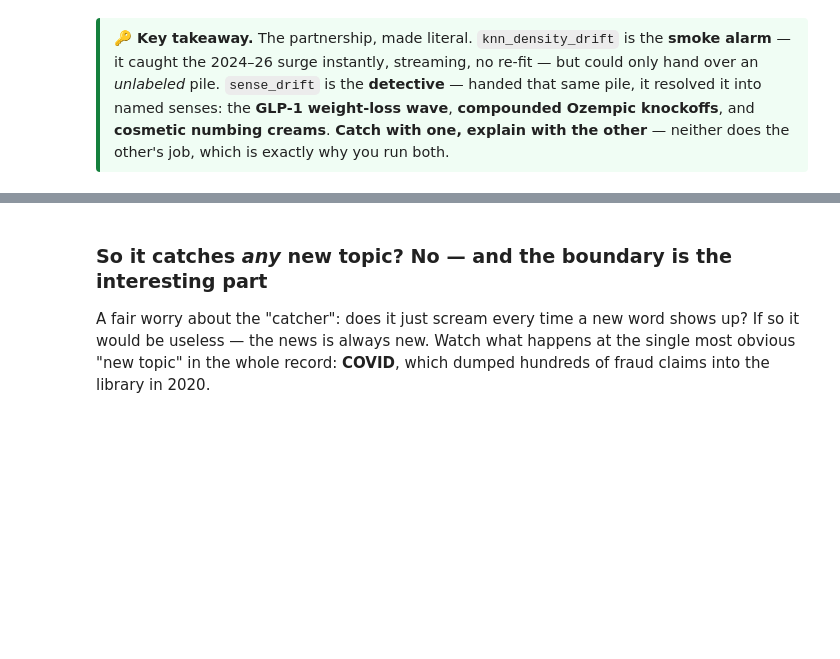
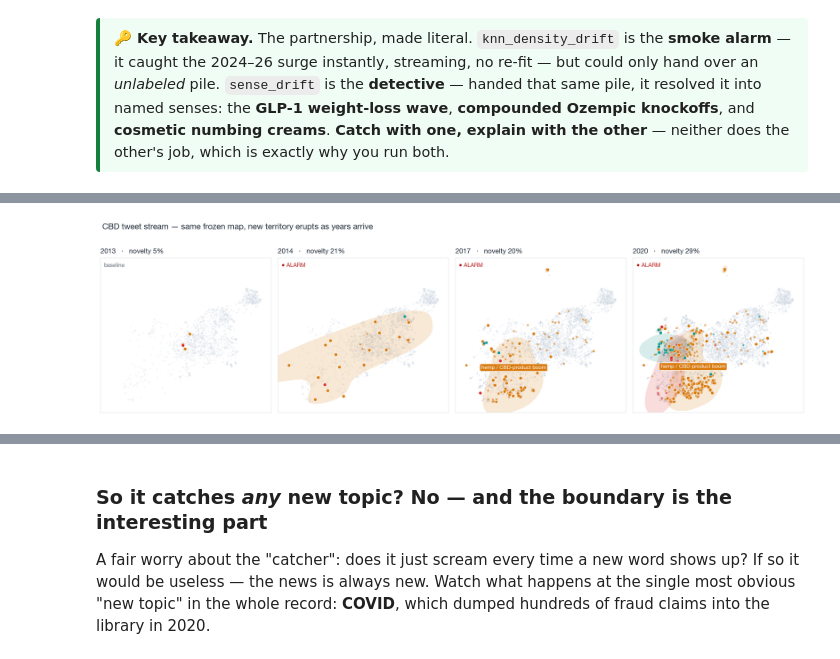
Before and after one commit to jturner-uofl/pycorpdiff, a Jupyter notebook: examples/cbd_fda_drift_showcase.ipynb, the cells around one changed output, grey strips where cells are left out. Saved outputs shown, nothing was run; the diff lists cells and outputs as text; code cells hidden in the pictures; blank space fills up the shorter version.

```diff
--- a/examples/cbd_fda_drift_showcase.ipynb
+++ b/examples/cbd_fda_drift_showcase.ipynb
@@ -891,0 +984,4 @@ display(LOG.style.hide(axis="index")
+# %%
+IPImage(filename=str(SC / "rtm_cbd_tweets_filmstrip.png"))
+# %% [output]
+[figure, added]
```
Also changed, not shown: parts of 13 cells of this notebook.
